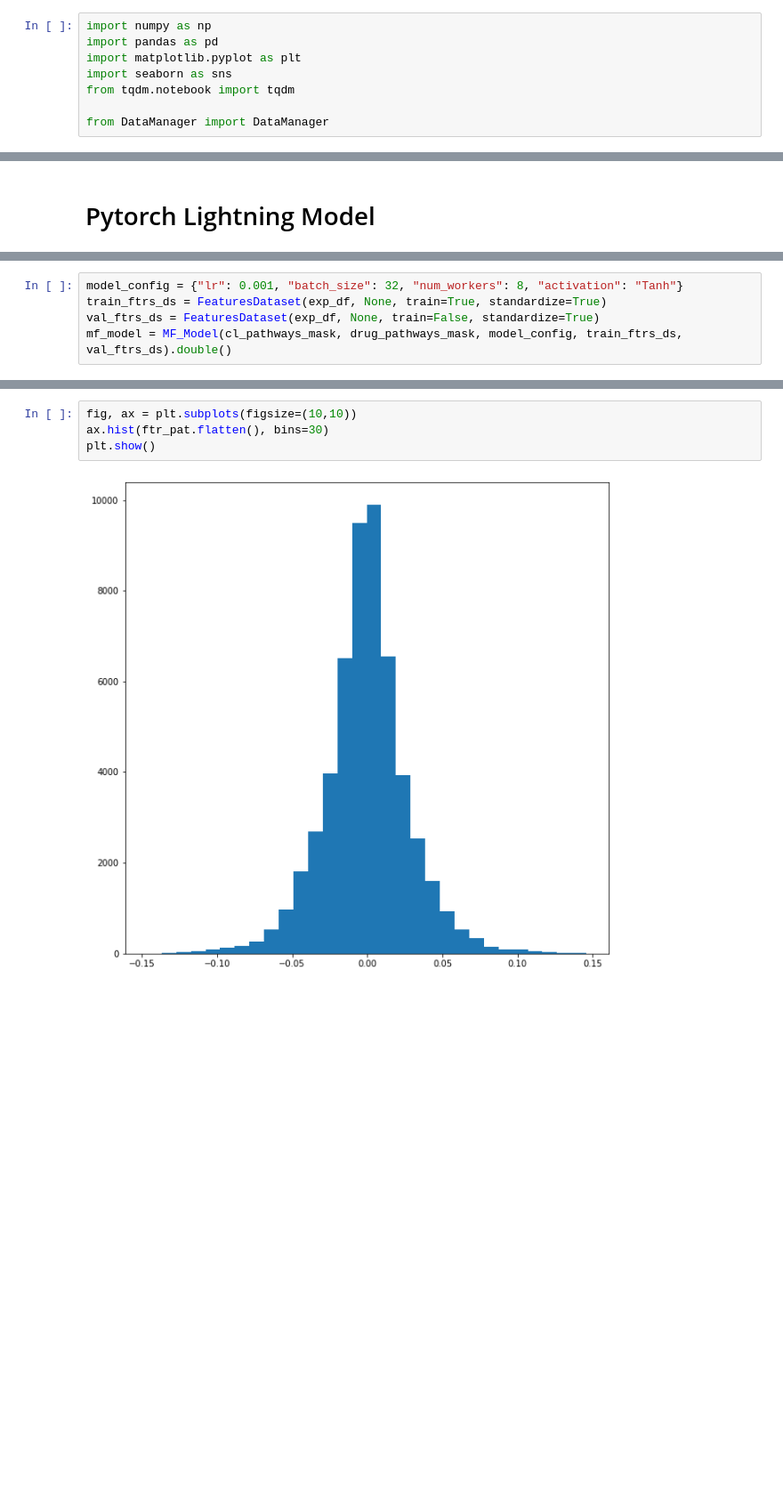
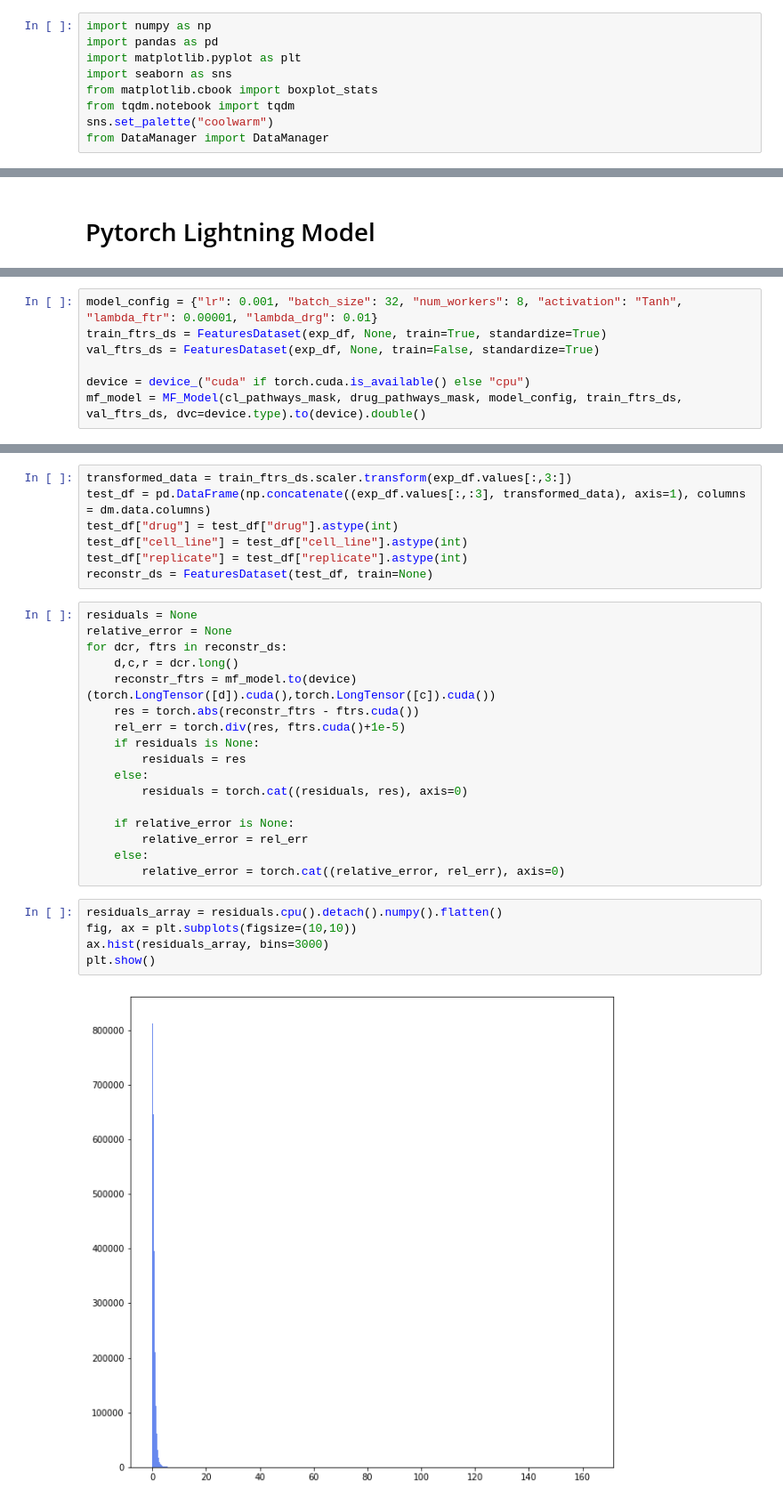
Before and after one commit to gvisona/interpreting-representations, a Jupyter notebook: idr0017/exp MF PL.ipynb, the cells around one changed output, grey strips where cells are left out. Shown at 89% size. Drawn from its saved outputs; the diff is of its cells as text; blank space fills up the shorter version.

```diff
--- a/idr0017/exp MF PL.ipynb
+++ b/idr0017/exp MF PL.ipynb
@@ -3,8 +3,9 @@ import numpy as np
 import pandas as pd
 import matplotlib.pyplot as plt
 import seaborn as sns
+from matplotlib.cbook import boxplot_stats
 from tqdm.notebook import tqdm
-
+sns.set_palette("coolwarm")
 from DataManager import DataManager
 # %%
 dm = DataManager()
@@ -823,8 +858,10 @@ class MF_Model(LightningModule):
 # %%
-model_config = {"lr": 0.001, "batch_size": 32, "num_workers": 8, "activation": "Tanh"}
+model_config = {"lr": 0.001, "batch_size": 32, "num_workers": 8, "activation": "Tanh", "lambda_ftr": 0.00001, "lambda_drg": 0.01}
 train_ftrs_ds = FeaturesDataset(exp_df, None, train=True, standardize=True)
 val_ftrs_ds = FeaturesDataset(exp_df, None, train=False, standardize=True)
-mf_model = MF_Model(cl_pathways_mask, drug_pathways_mask, model_config, train_ftrs_ds, val_ftrs_ds).double()
+
+device = device_("cuda" if torch.cuda.is_available() else "cpu")
+mf_model = MF_Model(cl_pathways_mask, drug_pathways_mask, model_config, train_ftrs_ds, val_ftrs_ds, dvc=device.type).to(device).double()
 # %%
 mf_model.init_matrices()
 # %% [output]
@@ -864,6 +975,31 @@ plt.show()
+# %%
+transformed_data = train_ftrs_ds.scaler.transform(exp_df.values[:,3:])
+test_df = pd.DataFrame(np.concatenate((exp_df.values[:,:3], transformed_data), axis=1), columns = dm.data.columns)
+test_df["drug"] = test_df["drug"].astype(int)
+test_df["cell_line"] = test_df["cell_line"].astype(int)
+test_df["replicate"] = test_df["replicate"].astype(int)
+reconstr_ds = FeaturesDataset(test_df, train=None)
+# %%
+residuals = None
+relative_error = None
+for dcr, ftrs in reconstr_ds:
+    d,c,r = dcr.long()
+    reconstr_ftrs = mf_model.to(device)(torch.LongTensor([d]).cuda(),torch.LongTensor([c]).cuda())
+    res = torch.abs(reconstr_ftrs - ftrs.cuda())
+    rel_err = torch.div(res, ftrs.cuda()+1e-5)
+    if residuals is None:
+        residuals = res
+    else:
+        residuals = torch.cat((residuals, res), axis=0)
+
+    if relative_error is None:
+        relative_error = rel_err
+    else:
+        relative_error = torch.cat((relative_error, rel_err), axis=0)
 # %%
+residuals_array = residuals.cpu().detach().numpy().flatten()
 fig, ax = plt.subplots(figsize=(10,10))
-ax.hist(ftr_pat.flatten(), bins=30)
+ax.hist(residuals_array, bins=3000)
 plt.show()
 # %% [output]
-[figure, old version]
+[figure, new version]
```
Also changed, not shown: parts of 20 cells of this notebook, 12 other files.
